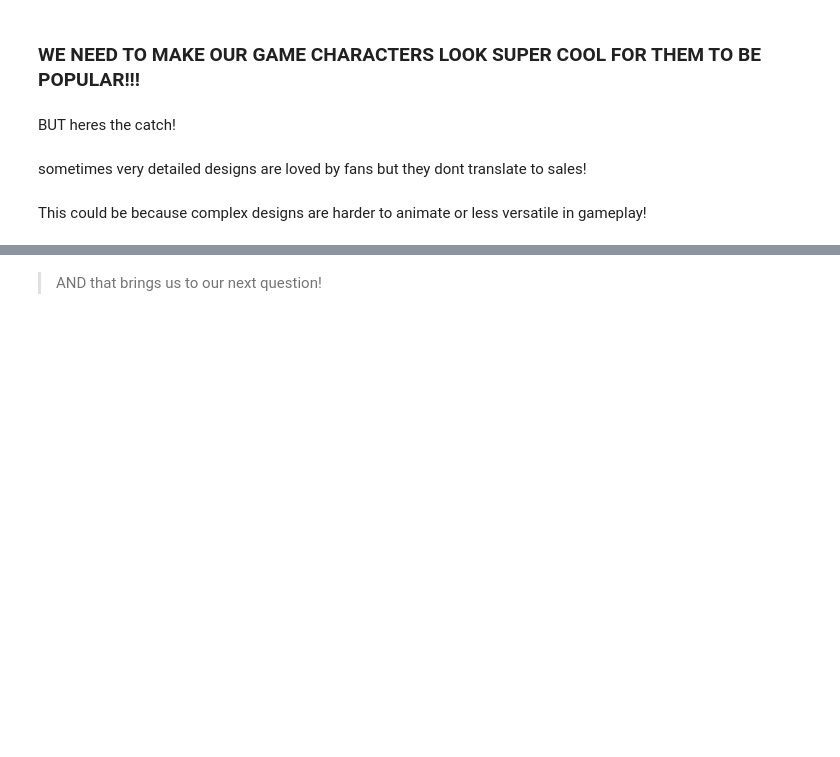
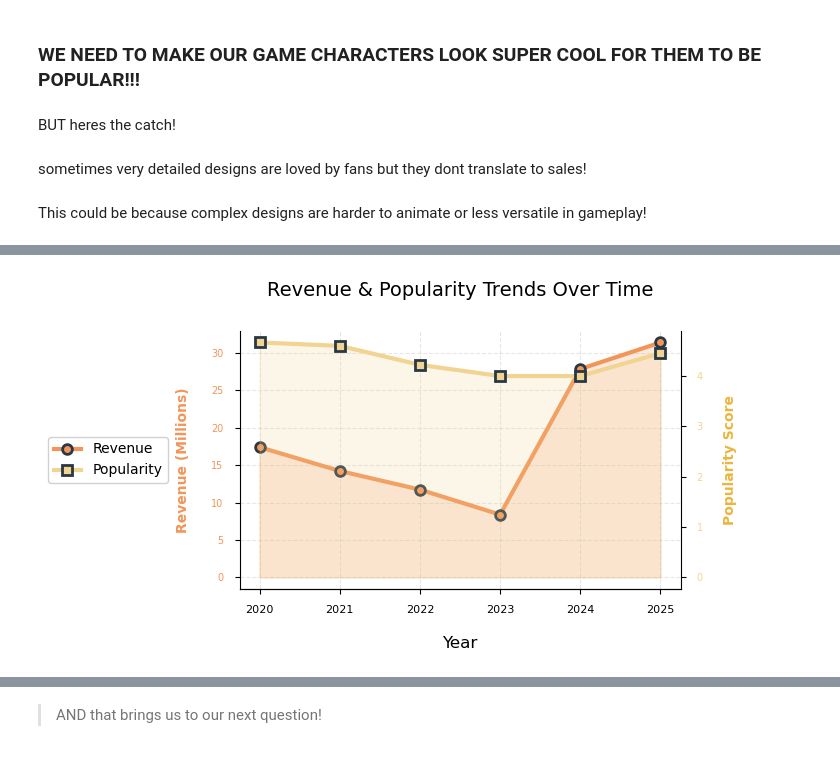
Before and after one commit to nakachens/character_design_analysation, a Jupyter notebook: character_design_analysation.ipynb, the cells around one changed output, grey strips where cells are left out. Saved outputs shown, nothing was run; the diff lists cells and outputs as text; code cells hidden in the pictures; blank space fills up the shorter version.

```diff
--- a/character_design_analysation.ipynb
+++ b/character_design_analysation.ipynb
@@ -148,0 +241,80 @@ This could be because complex designs are harder to animate or less versatile in
+# %%
+time_data = revenue_data[['character_name', 'release_date', 'revenue_clean', 'popularity_scale', 'design_complexity']].copy()
+
+time_data.loc[:, 'release_datetime'] = pd.to_datetime(time_data['release_date'], format='%d-%b-%y', errors='coerce')
+time_data.loc[:, 'release_year'] = time_data['release_datetime'].dt.year
+
+# rows cleaning
+time_data = time_data.dropna(subset=['release_datetime', 'release_year'])
+time_data = time_data[time_data['release_year'] <= 2025]
+
+time_analysis = time_data.groupby('release_year').agg({
+    'revenue_clean': 'mean',
+    'popularity_scale': 'mean',
+    'design_complexity': 'mean',
+    'character_name': 'count'
+}).reset_index()
+
+time_analysis.columns = ['year', 'avg_revenue', 'avg_popularity', 'avg_design', 'count']
+time_analysis = time_analysis.sort_values('year').reset_index(drop=True)
+
+fig, ax1 = plt.subplots(1, 1, figsize=(8, 4))
+
+ax1_twin = ax1.twinx()
+
+line1 = ax1.plot(time_analysis['year'], time_analysis['avg_revenue'] / 1e6,
+         marker='o', linewidth=3, markersize=7, color='#F29559',
+         markeredgecolor='#283845', markeredgewidth=2, label='Revenue')
+ax1.fill_between(time_analysis['year'], time_analysis['avg_revenue'] / 1e6,
+                  alpha=0.2, color='#F29559')
+
+line2 = ax1_twin.plot(time_analysis['year'], time_analysis['avg_popularity'],
+         marker='s', linewidth=3, markersize=7, color='#F2D492',
+         markeredgecolor='#283845', markeredgewidth=2, label='Popularity')
+ax1_twin.fill_between(time_analysis['year'], time_analysis['avg_popularity'],
+                  alpha=0.2, color='#F2D492')
+
+# chart 1
+ax1.set_xlabel('Year', fontsize=12, labelpad=15)
+ax1.set_ylabel('Revenue (Millions)', fontsize=10, color='#F29559', labelpad=15, weight='bold')
+ax1_twin.set_ylabel('Popularity Score', fontsize=10, color='#ECB53E', labelpad=15, weight='bold')
+ax1.set_title('Revenue & Popularity Trends Over Time', fontsize=14, pad=25)
+
+ax1.tick_params(axis='y', labelcolor='#F29559', labelsize=7, pad=8)
+ax1_twin.tick_params(axis='y', labelcolor='#F2D492', labelsize=7, pad=8)
+ax1.tick_params(axis='x', labelsize=8, pad=8)
+
+ax1.spines['top'].set_visible(False)
+ax1_twin.spines['top'].set_visible(False)
+ax1.spines['right'].set_visible(False)
+ax1_twin.spines['left'].set_visible(False)
+
+ax1.grid(True, alpha=0.3, linestyle='--', axis='both')
+
+lines = line1 + line2
+labels = [l.get_label() for l in lines]
+ax1.legend(lines, labels, loc='center left', fontsize=10, framealpha=0.9, bbox_to_anchor=(-0.45, 0.5))
+
+plt.tight_layout()
+plt.show()
+
+#insights
+print(f"Analysis Period: {int(time_analysis['year'].iloc[0])} to {int(time_analysis['year'].iloc[-1])}")
+print(f"Total Years Analyzed: {len(time_analysis)}")
+
+print(f"\nRevenue Trend:")
+print(f"   {int(time_analysis['year'].iloc[0])}: ${time_analysis['avg_revenue'].iloc[0]/1e6:.2f}M")
+print(f"   {int(time_analysis['year'].iloc[-1])}: ${time_analysis['avg_revenue'].iloc[-1]/1e6:.2f}M")
+if len(time_analysis) > 1:
+    revenue_change = ((time_analysis['avg_revenue'].iloc[-1] - time_analysis['avg_revenue'].iloc[0]) / time_analysis['avg_revenue'].iloc[0]) * 100
+    print(f"   Overall change: {revenue_change:+.1f}%")
+
+print(f"\nPopularity Trend:")
+print(f"   {int(time_analysis['year'].iloc[0])}: {time_analysis['avg_popularity'].iloc[0]:.2f}")
+print(f"   {int(time_analysis['year'].iloc[-1])}: {time_analysis['avg_popularity'].iloc[-1]:.2f}")
+
+print(f"\nYEAR-BY-YEAR BREAKDOWN:")
+for idx, row in time_analysis.iterrows():
+    print(f"   {int(row['year'])}: ${row['avg_revenue']/1e6:.2f}M avg revenue | {row['avg_popularity']:.1f} popularity | {int(row['count'])} characters")
+# %% [output]
+[figure, added]
```
Also changed, not shown: parts of 24 cells of this notebook.
